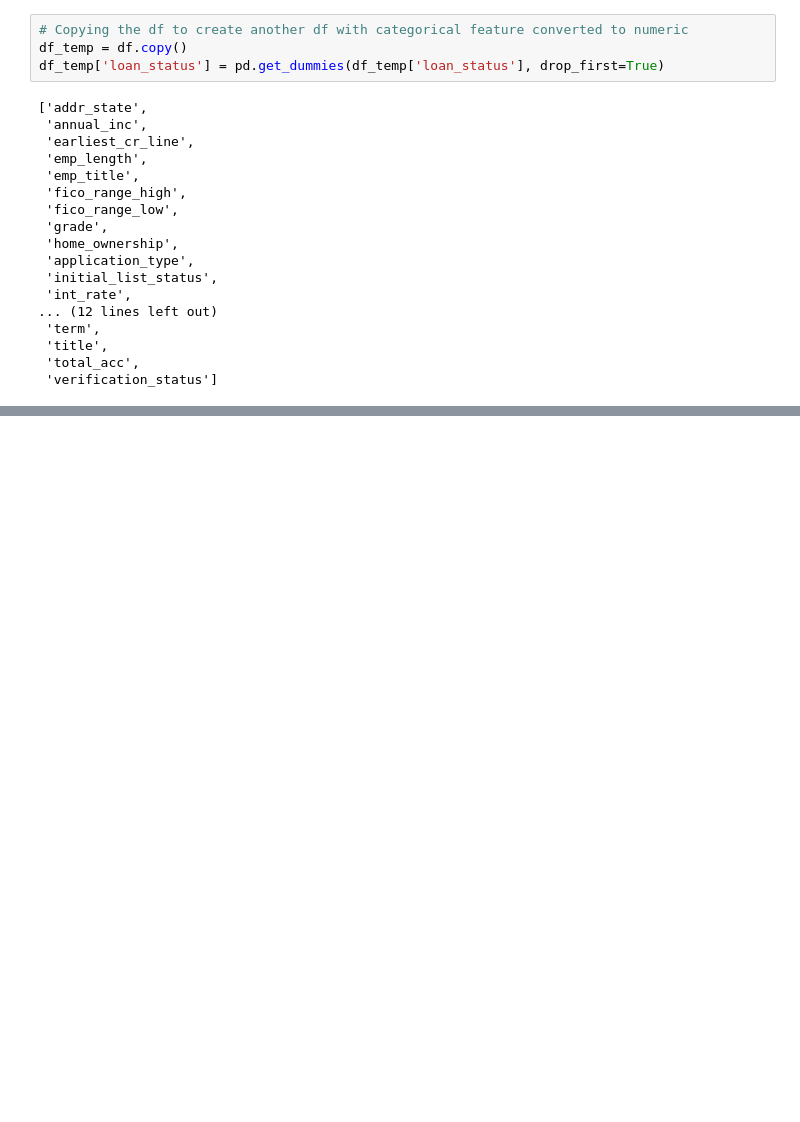
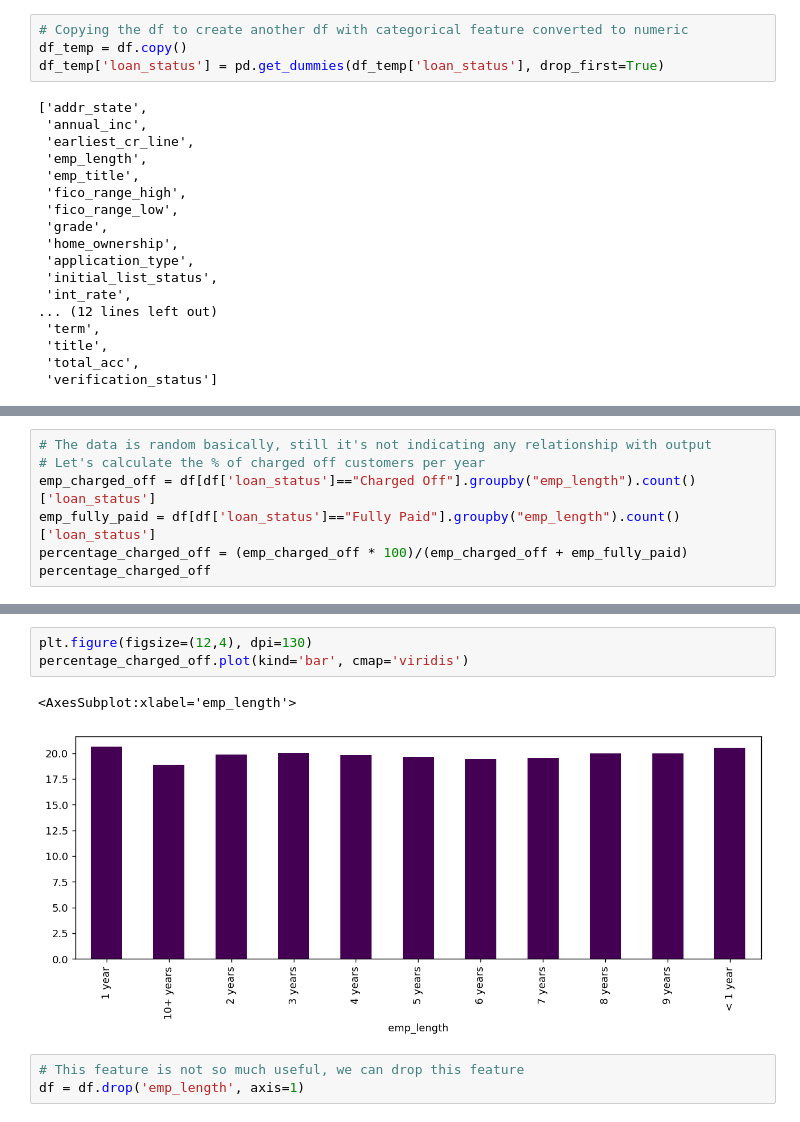
Before and after one commit to dstushar7/credit-risk-analysis, a Jupyter notebook: Credit Risk.ipynb, the cells around one changed output, grey strips where cells are left out. Saved outputs shown, nothing was run; the diff lists cells and outputs as text; blank space fills up the shorter version.

```diff
--- a/Credit Risk.ipynb
+++ b/Credit Risk.ipynb
@@ -411,0 +482,7 @@ df.groupby('loan_status')['annual_inc'].describe()
+# %%
+# The data is random basically, still it's not indicating any relationship with output
+# Let's calculate the % of charged off customers per year
+emp_charged_off = df[df['loan_status']=="Charged Off"].groupby("emp_length").count()['loan_status']
+emp_fully_paid = df[df['loan_status']=="Fully Paid"].groupby("emp_length").count()['loan_status']
+percentage_charged_off = (emp_charged_off * 100)/(emp_charged_off + emp_fully_paid)
+percentage_charged_off
@@ -411,0 +503,9 @@ df.groupby('loan_status')['annual_inc'].describe()
+# %%
+plt.figure(figsize=(12,4), dpi=130)
+percentage_charged_off.plot(kind='bar', cmap='viridis')
+# %% [output]
+<AxesSubplot:xlabel='emp_length'>
+[figure, added]
+# %%
+# This feature is not so much useful, we can drop this feature
+df = df.drop('emp_length', axis=1)
```
Also changed, not shown: parts of 57 cells of this notebook.
